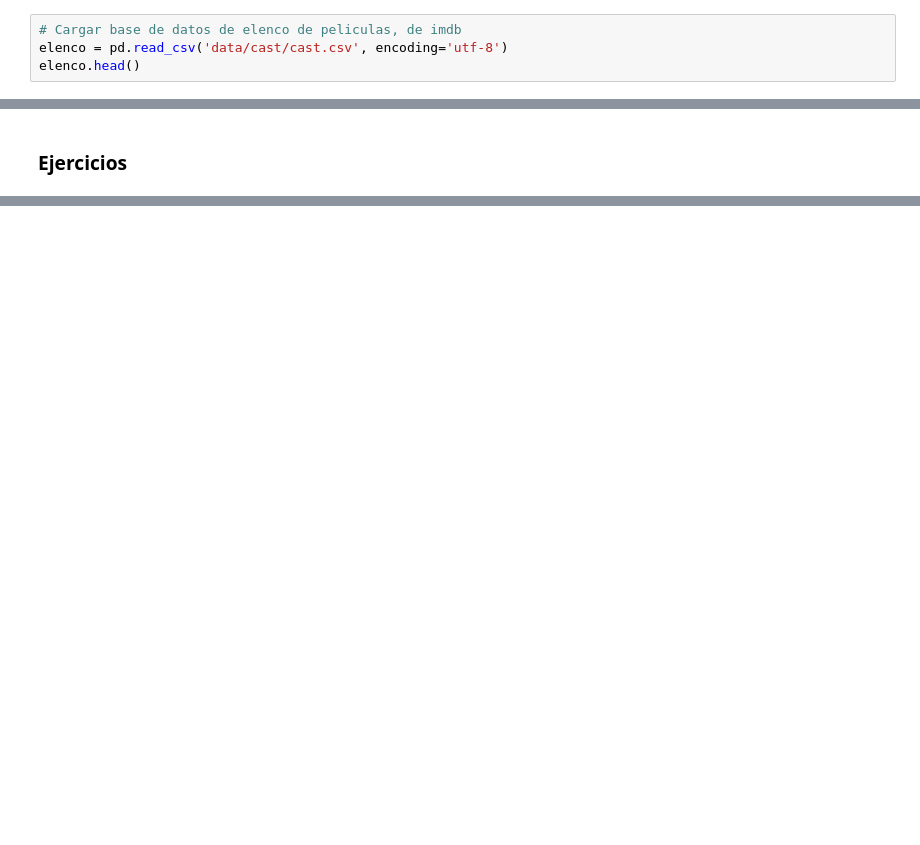
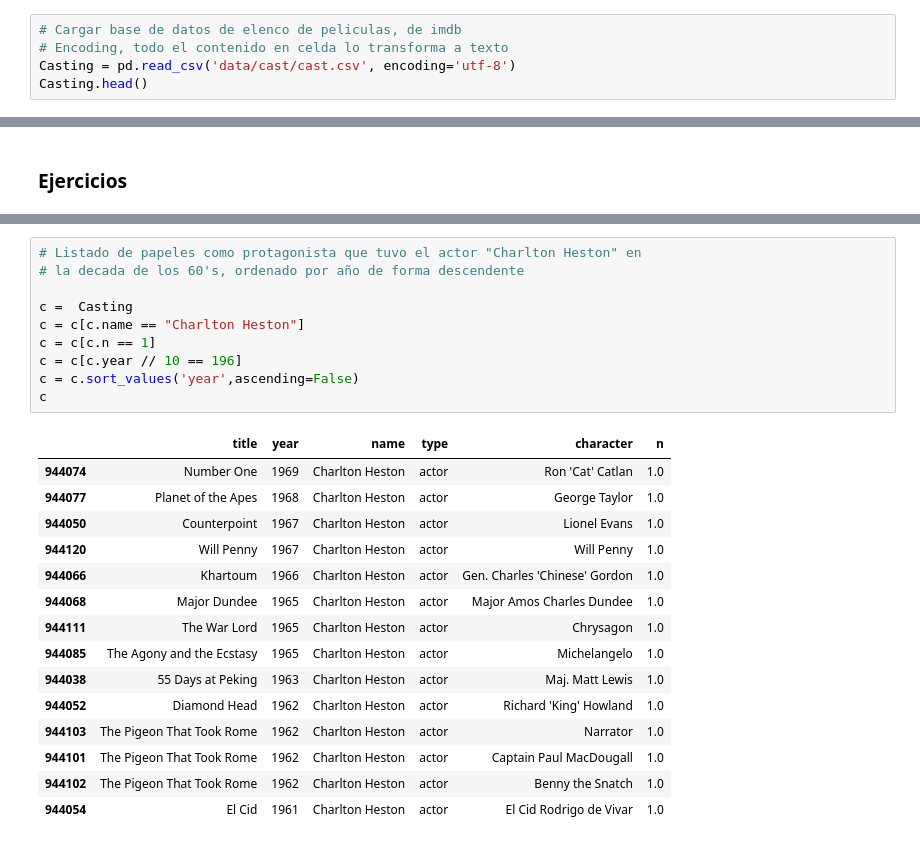
Before and after one commit to seimandi-g/Programacion-I, a Jupyter notebook: Unidad II/4. pandas-ejercicios-1.ipynb, the cells around one changed output, grey strips where cells are left out. Drawn from its saved outputs; the diff is of its cells as text; blank space fills up the shorter version.

```diff
--- a/Unidad II/4. pandas-ejercicios-1.ipynb
+++ b/Unidad II/4. pandas-ejercicios-1.ipynb
@@ -25,7 +29,8 @@ pd.__version__
 # %%
 # Cargar base de datos de elenco de peliculas, de imdb
-elenco = pd.read_csv('data/cast/cast.csv', encoding='utf-8')
-elenco.head()
+# Encoding, todo el contenido en celda lo transforma a texto
+Casting = pd.read_csv('data/cast/cast.csv', encoding='utf-8')
+Casting.head()
 # %% [output]
 |  | title | year | name | type | character | n |
 | 0 | Closet Monster | 2015 | Buffy #1 | actor | Buffy 4 | 31.0 |
@@ -298,0 +257,26 @@ len(c)
+# %%
+# Listado de papeles como protagonista que tuvo el actor "Charlton Heston" en
+# la decada de los 60's, ordenado por año de forma descendente
+
+c =  Casting
+c = c[c.name == "Charlton Heston"]
+c = c[c.n == 1]
+c = c[c.year // 10 == 196]
+c = c.sort_values('year',ascending=False)
+c
+# %% [output]
+|  | title | year | name | type | character | n |
+| 944074 | Number One | 1969 | Charlton Heston | actor | Ron 'Cat' Catlan | 1.0 |
+| 944077 | Planet of the Apes | 1968 | Charlton Heston | actor | George Taylor | 1.0 |
+| 944050 | Counterpoint | 1967 | Charlton Heston | actor | Lionel Evans | 1.0 |
+| 944120 | Will Penny | 1967 | Charlton Heston | actor | Will Penny | 1.0 |
+| 944066 | Khartoum | 1966 | Charlton Heston | actor | Gen. Charles 'Chinese' Gordon | 1.0 |
+| 944068 | Major Dundee | 1965 | Charlton Heston | actor | Major Amos Charles Dundee | 1.0 |
+| 944111 | The War Lord | 1965 | Charlton Heston | actor | Chrysagon | 1.0 |
+| 944085 | The Agony and the Ecstasy | 1965 | Charlton Heston | actor | Michelangelo | 1.0 |
+| 944038 | 55 Days at Peking | 1963 | Charlton Heston | actor | Maj. Matt Lewis | 1.0 |
+| 944052 | Diamond Head | 1962 | Charlton Heston | actor | Richard 'King' Howland | 1.0 |
+| 944103 | The Pigeon That Took Rome | 1962 | Charlton Heston | actor | Narrator | 1.0 |
+| 944101 | The Pigeon That Took Rome | 1962 | Charlton Heston | actor | Captain Paul MacDougall | 1.0 |
+| 944102 | The Pigeon That Took Rome | 1962 | Charlton Heston | actor | Benny the Snatch | 1.0 |
+| 944054 | El Cid | 1961 | Charlton Heston | actor | El Cid Rodrigo de Vivar | 1.0 |
```
Also changed, not shown: parts of 51 cells of this notebook, 29 other files.
